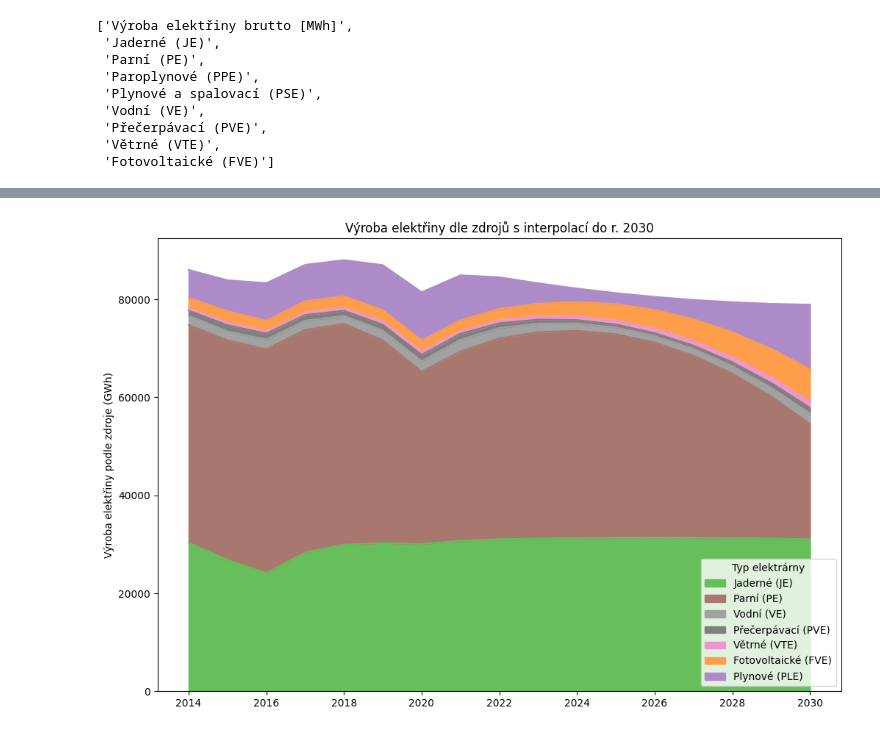
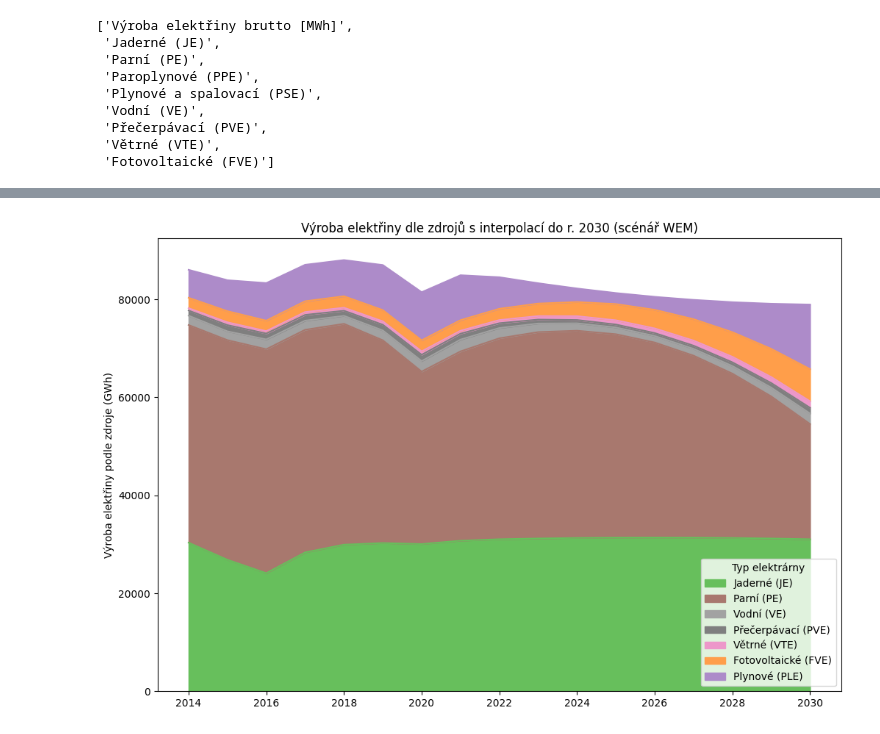
Before and after one commit to Czechitas-DA-Green-is-Good/Hackathon, a Jupyter notebook: WEM_generation_based_interpol.ipynb, the cells around one changed output, grey strips where cells are left out. Drawn from its saved outputs; the diff is of its cells as text; code cells hidden in the pictures.

Commit message:
chart titles amended

```diff
--- a/WEM_generation_based_interpol.ipynb
+++ b/WEM_generation_based_interpol.ipynb
@@ -147,25 +147,25 @@ df_interpolated
 # %%
 df_transposed = df_interpolated.transpose()
 
 colors_dict = {
     "Jaderné (JE)": "#67bf5c",
     "Parní (PE)": "#a8786e",
     "Plynové (PLE)": "#ad8bc9",
     "Vodní (VE)": "#a2a2a2",
     "Přečerpávací (PVE)": "#7f7f7f",
     "Větrné (VTE)": "#ed97ca",
     "Fotovoltaické (FVE)": "#ff9e4a",
 }
 
 colors = [colors_dict[column] for column in df_transposed.columns]
 ax = df_transposed.plot.area(stacked=True, figsize=(12, 8), color=colors)
 
-plt.title("Výroba elektřiny dle zdrojů s interpolací do r. 2030")
+plt.title("Výroba elektřiny dle zdrojů s interpolací do r. 2030 (scénář WEM)")
 plt.ylabel("Výroba elektřiny podle zdroje (GWh)")
 plt.legend(title="Typ elektrárny")
 
 plt.show()
 # %% [output]
-[figure, old version]
+[figure, new version]
 # %%
 df_interpolated.to_csv("Interpolated Production Based Energy Mix.csv", index=True)
```
Also changed, not shown: 2 other files.
